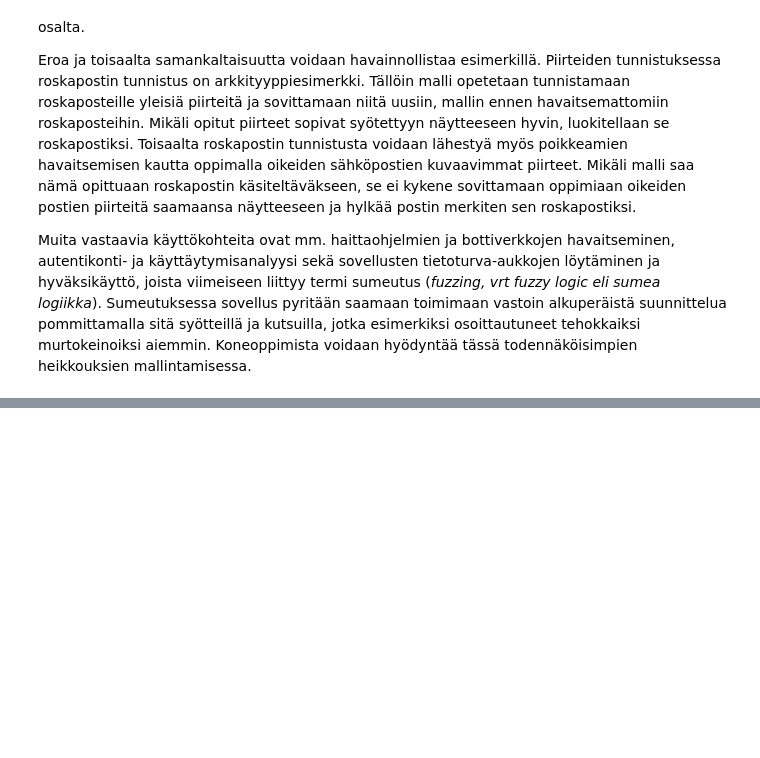
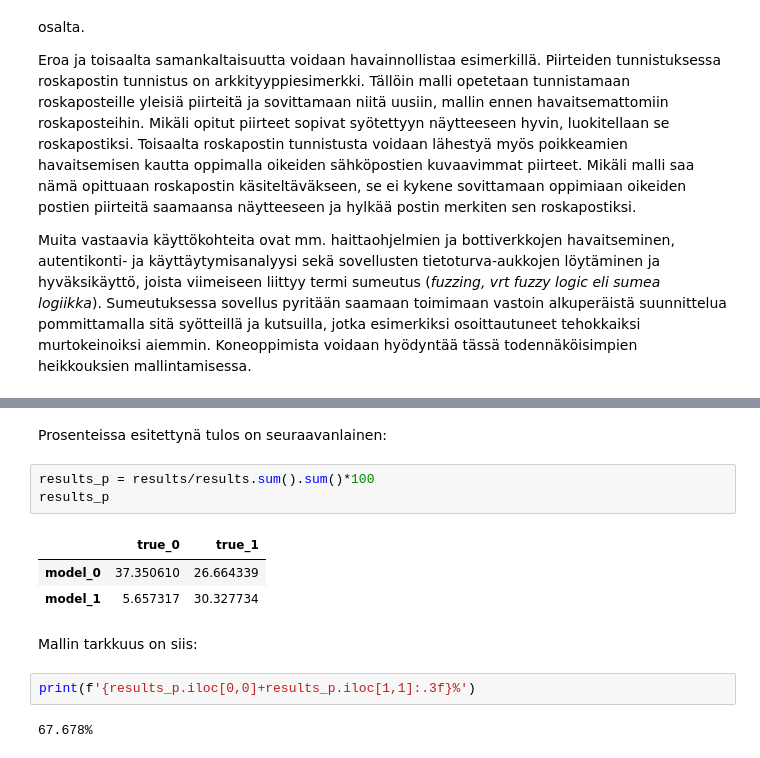
Before and after one commit to karmus89/machine-learning-and-security, a Jupyter notebook: notebooks/01. Why Machine Learning and Security.ipynb, the cells around one changed output, grey strips where cells are left out. Cells and saved outputs as stored; diff of their text form; blank space fills up the shorter version.

```diff
--- a/notebooks/01. Why Machine Learning and Security.ipynb
+++ b/notebooks/01. Why Machine Learning and Security.ipynb
@@ -54,0 +152,15 @@ Muita vastaavia käyttökohteita ovat mm. haittaohjelmien ja bottiverkkojen hava
+# %% [markdown]
+Prosenteissa esitettynä tulos on seuraavanlainen:
+# %%
+results_p = results/results.sum().sum()*100
+results_p
+# %% [output]
+|  | true_0 | true_1 |
+| model_0 | 37.350610 | 26.664339 |
+| model_1 | 5.657317 | 30.327734 |
+# %% [markdown]
+Mallin tarkkuus on siis:
+# %%
+print(f'{results_p.iloc[0,0]+results_p.iloc[1,1]:.3f}%')
+# %% [output]
+67.678%
```
Also changed, not shown: parts of 9 cells of this notebook, 2 other files.
